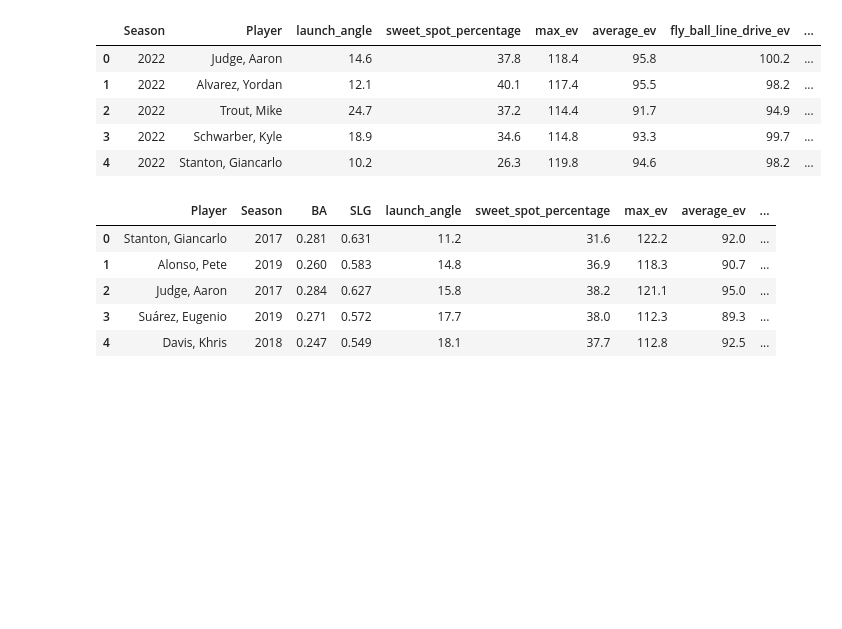
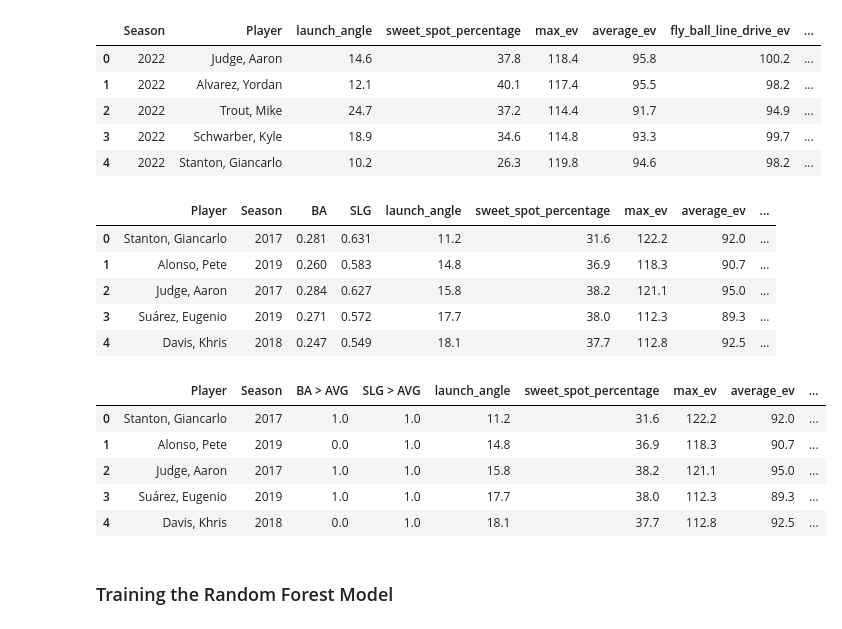
Before and after one commit to Karall0k/Machine_Learning, a Jupyter notebook: data_cleaning.ipynb, the cells around one changed output. Saved outputs shown, nothing was run; the diff lists cells and outputs as text; code cells hidden in the pictures; blank space fills up the shorter version.

```diff
--- a/data_cleaning.ipynb
+++ b/data_cleaning.ipynb
@@ -63,7 +63,7 @@ statcast.head()
 | 4 | 5 | 5 | 2022 | Stanton, Giancarlo | 228 | 10.2 | 26.3 | 119.8 | ... |
 # %%
 # Drop unnecessary columns
-statcast = statcast.drop(columns=['id', 'rank', 'batted_ball_events'])
+statcast = statcast[['year', 'player', 'total_barrels', 'barrels_batted_balls_percentage', 'barrels_plate_appearance_percentage']]
 
 # Rename columns
 statcast.rename(columns={
@@ -103,3 +103,28 @@ batting_df.head()
 | 2 | Judge, Aaron | 2017 | 0.284 | 0.627 | 15.8 | 38.2 | 121.1 | 95.0 | ... |
 | 3 | Suárez, Eugenio | 2019 | 0.271 | 0.572 | 17.7 | 38.0 | 112.3 | 89.3 | ... |
 | 4 | Davis, Khris | 2018 | 0.247 | 0.549 | 18.1 | 37.7 | 112.8 | 92.5 | ... |
+# %%
+# Replace all above-average BAs with 1 and below-average BAs with 0
+batting_df.loc[batting_df['BA'] >= batting_df['BA'].quantile(0.5), 'BA'] = 1
+batting_df.loc[batting_df['BA'] < batting_df['BA'].quantile(0.5), 'BA'] = 0
+
+# Replace all above-average SLGs with 1 and below-average SLGs with 0
+batting_df.loc[batting_df['SLG'] >= batting_df['SLG'].quantile(0.5), 'SLG'] = 1
+batting_df.loc[batting_df['SLG'] < batting_df['SLG'].quantile(0.5), 'SLG'] = 0
+
+# Rename columns
+batting_df.rename(columns={
+    'BA': 'BA > AVG',
+    'SLG': 'SLG > AVG'
+}, inplace=True)
+
+batting_df.head()
+# %% [output]
+|  | Player | Season | BA > AVG | SLG > AVG | launch_angle | sweet_spot_percentage | max_ev | average_ev | ... |
+| 0 | Stanton, Giancarlo | 2017 | 1.0 | 1.0 | 11.2 | 31.6 | 122.2 | 92.0 | ... |
+| 1 | Alonso, Pete | 2019 | 0.0 | 1.0 | 14.8 | 36.9 | 118.3 | 90.7 | ... |
+| 2 | Judge, Aaron | 2017 | 1.0 | 1.0 | 15.8 | 38.2 | 121.1 | 95.0 | ... |
+| 3 | Suárez, Eugenio | 2019 | 1.0 | 1.0 | 17.7 | 38.0 | 112.3 | 89.3 | ... |
+| 4 | Davis, Khris | 2018 | 0.0 | 1.0 | 18.1 | 37.7 | 112.8 | 92.5 | ... |
+# %% [markdown]
+### Training the Random Forest Model
```
Also changed, not shown: parts of 12 cells of this notebook.
